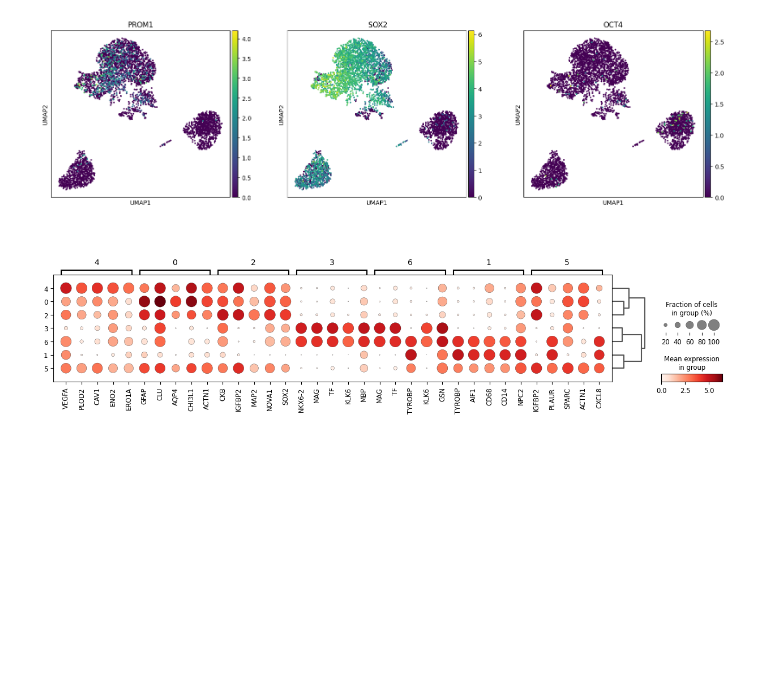
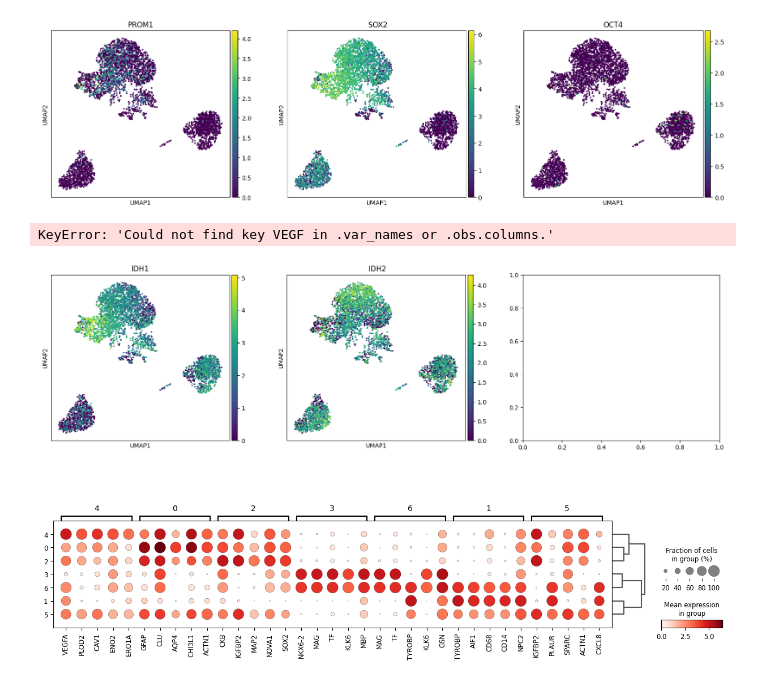
Before and after one commit to jamagiwa/Kaggle, a Jupyter notebook: GBM_scRNAseq.ipynb, the cells around one changed output. Cells and saved outputs as stored; diff of their text form; code cells hidden in the pictures; blank space fills up the shorter version.

```diff
--- a/GBM_scRNAseq.ipynb
+++ b/GBM_scRNAseq.ipynb
@@ -436,6 +436,18 @@ sc.pl.umap (adata_fil, color = 'POU5F1', title = "OCT4", ax = axes[2], show = Fa
 plt.show()
 # %% [output]
 [figure]
+# %%
+fig, axes = plt.subplots(nrows = 1, ncols = 3, figsize = (20, 5))
+
+#各グラフを横に配置
+sc.pl.umap (adata_fil, color = 'IDH1', title = "IDH1", ax = axes[0], show = False)
+sc.pl.umap (adata_fil, color = 'IDH2', title = " IDH2", ax = axes[1], show = False)
+sc.pl.umap (adata_fil, color = 'VEGF', title = "VEGF", ax = axes[2], show = False)
+
+plt.show()
+# %% [output]
+KeyError: 'Could not find key VEGF in .var_names or .obs.columns.'
+[figure, added]
 # %%
 sc.pl.rank_genes_groups_dotplot(adata_fil, n_genes=5)
 # %% [output]
```
